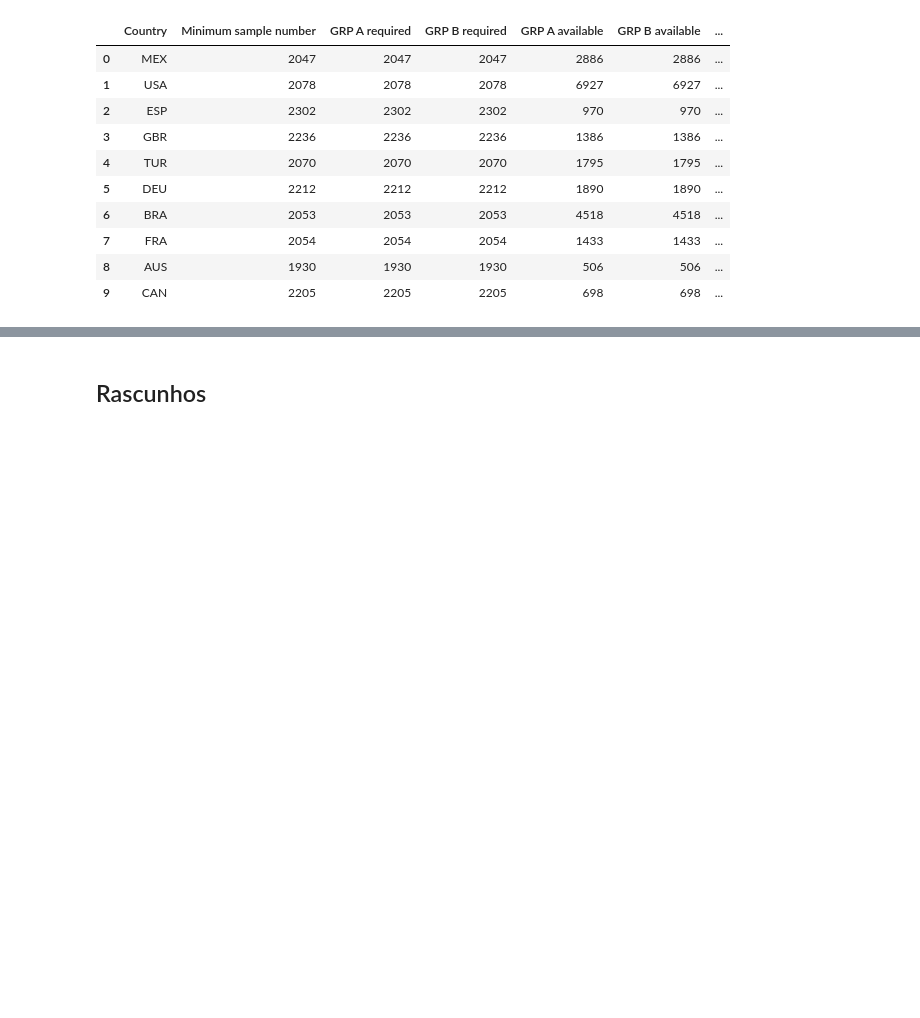
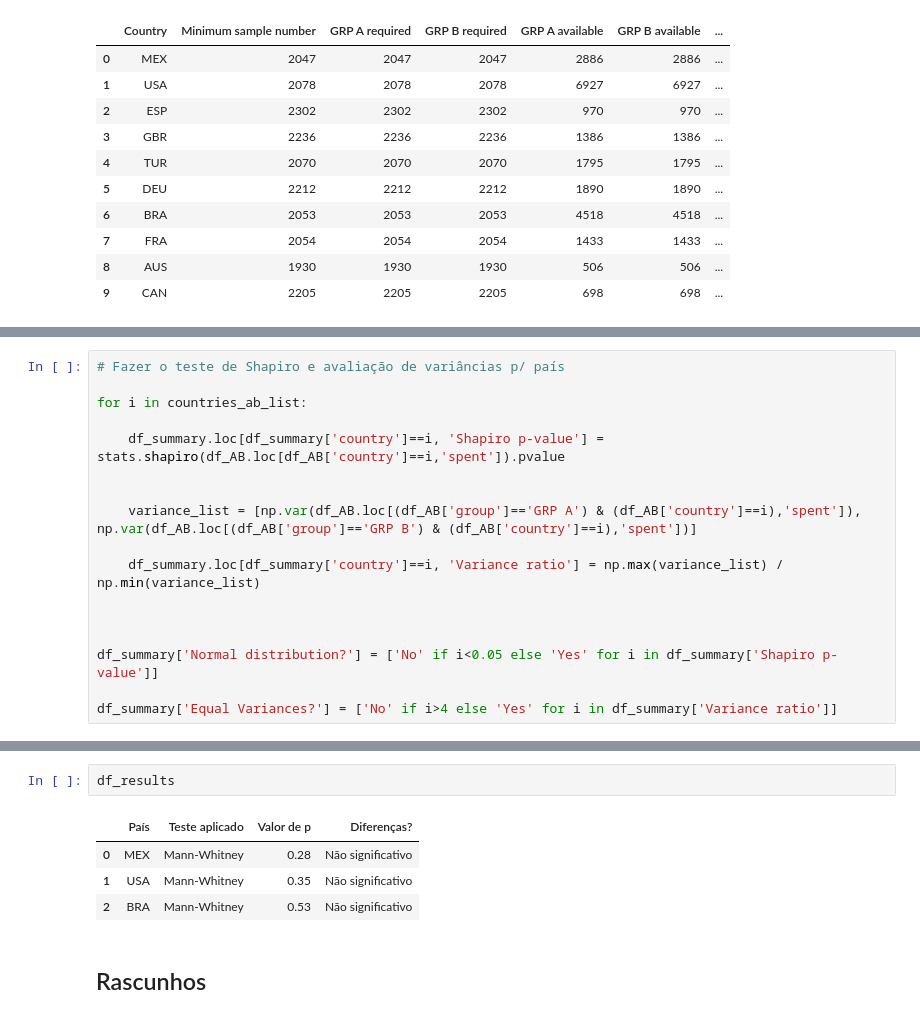
Before and after one commit to GustavoHBDuarte/AB_testing, a Jupyter notebook: A_B_testing.ipynb, the cells around one changed output, grey strips where cells are left out. Drawn from its saved outputs; the diff is of its cells as text; blank space fills up the shorter version.

```diff
--- a/A_B_testing.ipynb
+++ b/A_B_testing.ipynb
@@ -277,0 +359,17 @@ df_aux
+# %%
+# Fazer o teste de Shapiro e avaliação de variâncias p/ país
+
+for i in countries_ab_list:
+
+    df_summary.loc[df_summary['country']==i, 'Shapiro p-value'] = stats.shapiro(df_AB.loc[df_AB['country']==i,'spent']).pvalue
+
+
+    variance_list = [np.var(df_AB.loc[(df_AB['group']=='GRP A') & (df_AB['country']==i),'spent']), np.var(df_AB.loc[(df_AB['group']=='GRP B') & (df_AB['country']==i),'spent'])]
+
+    df_summary.loc[df_summary['country']==i, 'Variance ratio'] = np.max(variance_list) / np.min(variance_list)
+
+
+
+df_summary['Normal distribution?'] = ['No' if i<0.05 else 'Yes' for i in df_summary['Shapiro p-value']]
+
+df_summary['Equal Variances?'] = ['No' if i>4 else 'Yes' for i in df_summary['Variance ratio']]
@@ -278,3 +532,10 @@ df_aux
+# %%
+df_results
+# %% [output]
+|  | País | Teste aplicado | Valor de p | Diferenças? |
+| 0 | MEX | Mann-Whitney | 0.28 | Não significativo |
+| 1 | USA | Mann-Whitney | 0.35 | Não significativo |
+| 2 | BRA | Mann-Whitney | 0.53 | Não significativo |
 # %% [markdown]
 ## Rascunhos
 # %%
```
Also changed, not shown: parts of 18 cells of this notebook.
